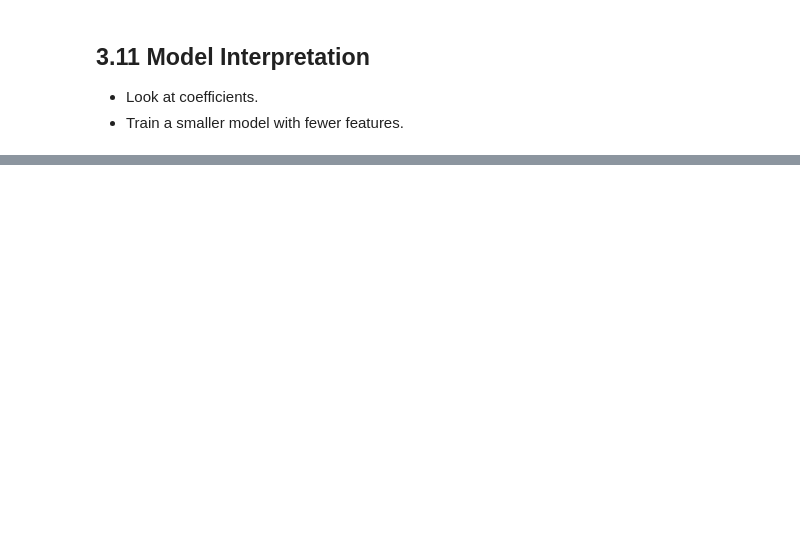
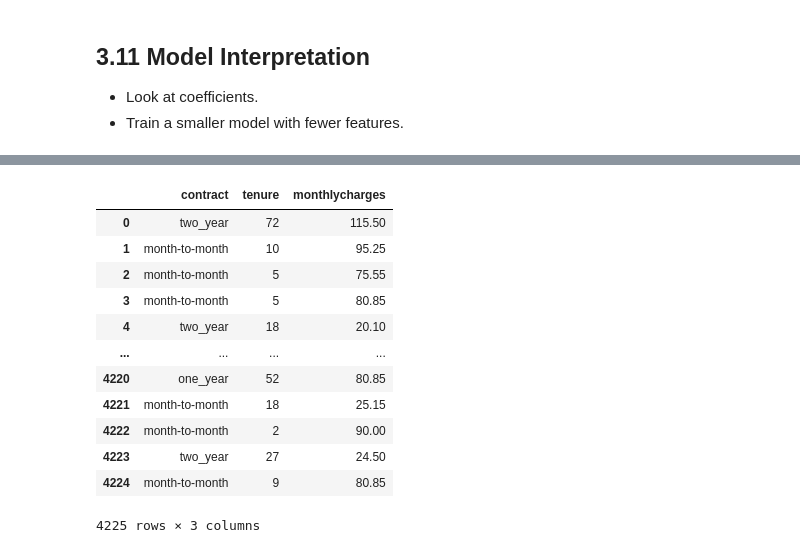
Before and after one commit to aljariri0/ML-Zoomcamp, a Jupyter notebook: 03-classification/3.1-Churn prediction project.ipynb, the cells around one changed output, grey strips where cells are left out. Cells and saved outputs as stored; diff of their text form; code cells hidden in the pictures; blank space fills up the shorter version.

```diff
--- a/03-classification/3.1-Churn prediction project.ipynb
+++ b/03-classification/3.1-Churn prediction project.ipynb
@@ -768,0 +798,18 @@ np.float64(0.8026969481902059)
+# %%
+# apply this for simplicty and to understand well
+small = ['contract', 'tenure', 'monthlycharges']
+df_train[small]
+# %% [output]
+|  | contract | tenure | monthlycharges |
+| 0 | two_year | 72 | 115.50 |
+| 1 | month-to-month | 10 | 95.25 |
+| 2 | month-to-month | 5 | 75.55 |
+| 3 | month-to-month | 5 | 80.85 |
+| 4 | two_year | 18 | 20.10 |
+| ... | ... | ... | ... |
+| 4220 | one_year | 52 | 80.85 |
+| 4221 | month-to-month | 18 | 25.15 |
+| 4222 | month-to-month | 2 | 90.00 |
+| 4223 | two_year | 27 | 24.50 |
+| 4224 | month-to-month | 9 | 80.85 |
+4225 rows × 3 columns
```
Also changed, not shown: parts of 36 cells of this notebook, 4 other files.
